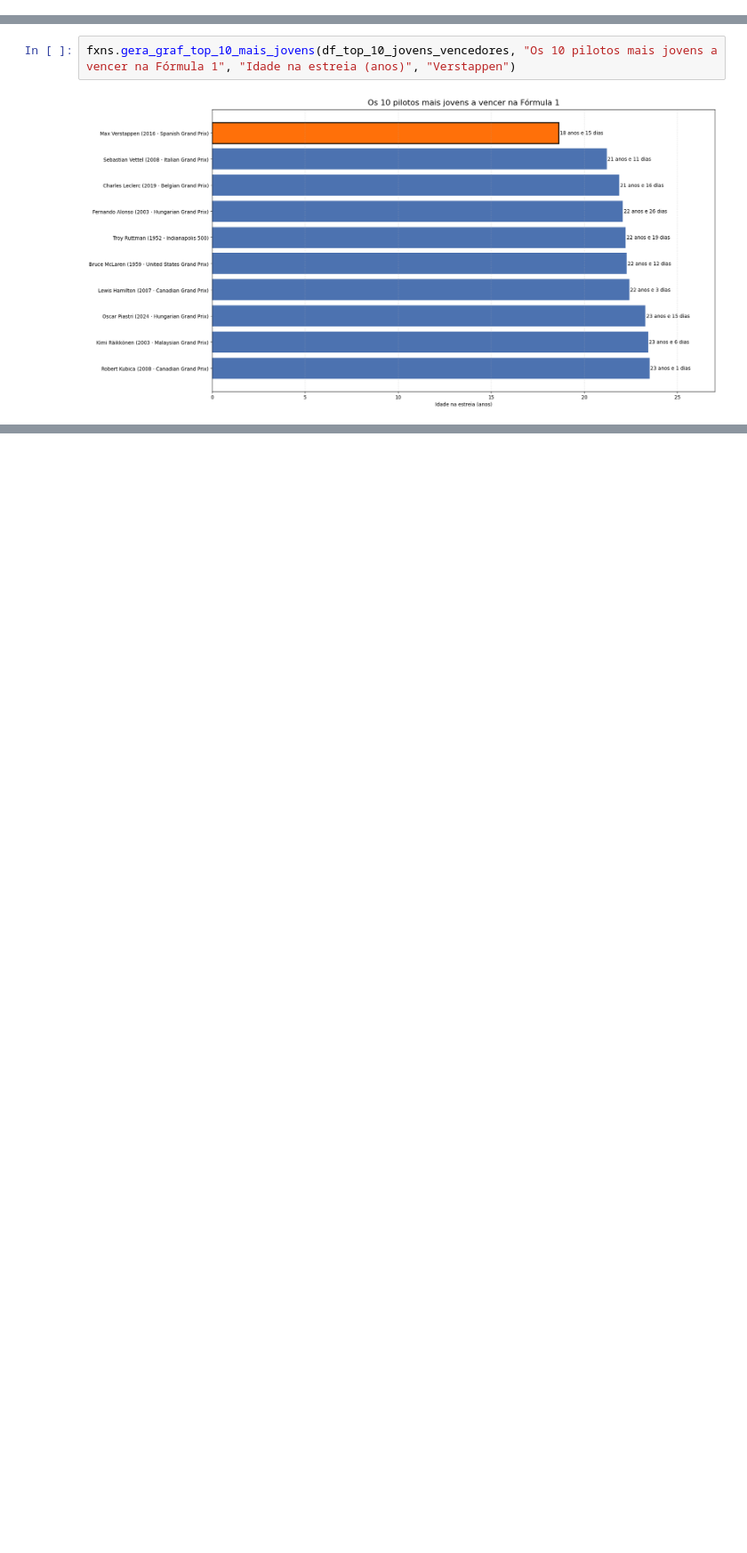
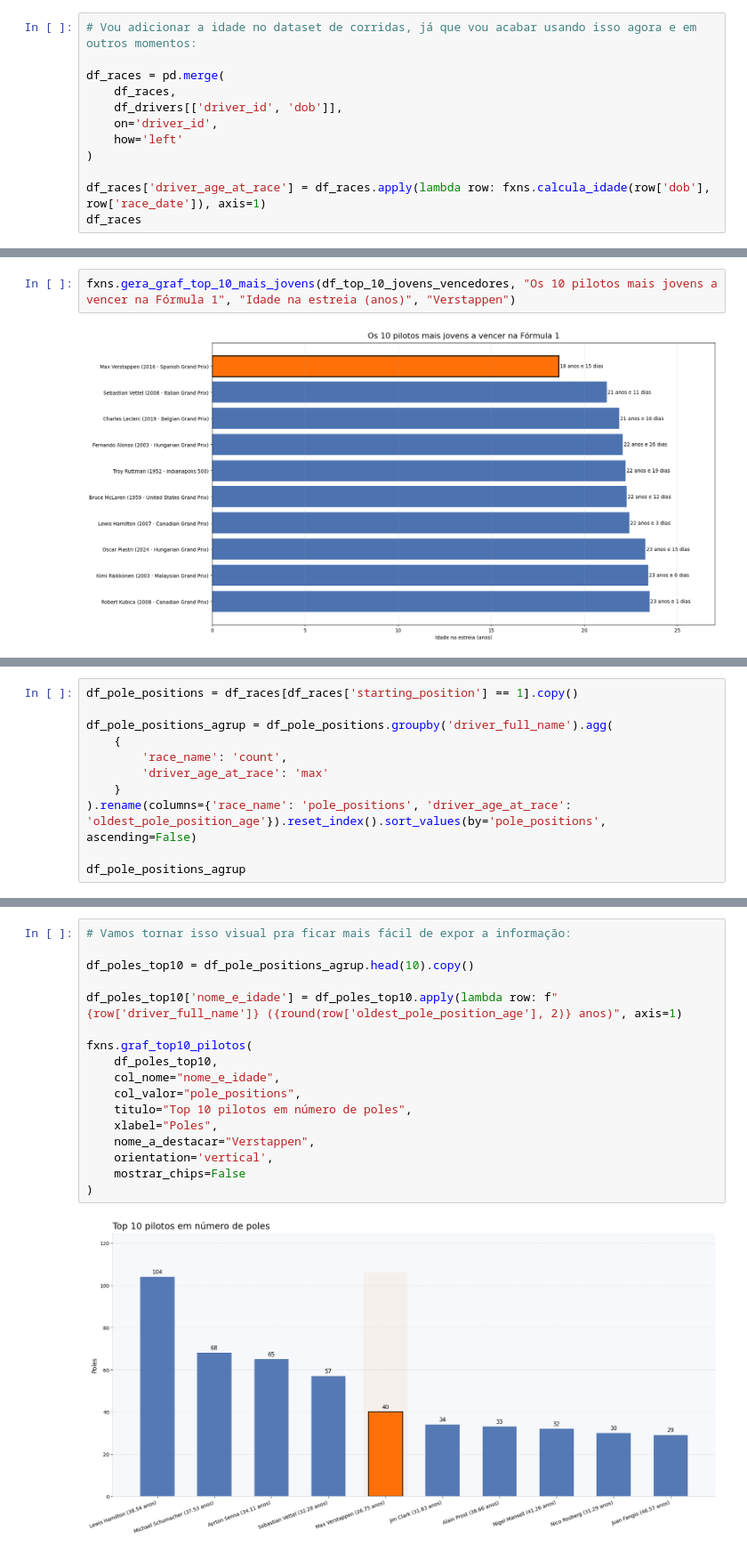
Before and after one commit to oaojVSM/f1_analytics, a Jupyter notebook: notebooks/analise_verstappen.ipynb, the cells around one changed output, grey strips where cells are left out. Shown at 89% size. Cells and saved outputs as stored; diff of their text form; blank space fills up the shorter version.

```diff
--- a/notebooks/analise_verstappen.ipynb
+++ b/notebooks/analise_verstappen.ipynb
@@ -100,3 +101,15 @@ df_lap_times
 | 589079 | Abu Dhabi Grand Prix | 2024 | 2024-12-08 | Yas Marina Circuit | UAE | ALO | Fernando | ... |
 | 589080 | Abu Dhabi Grand Prix | 2024 | 2024-12-08 | Yas Marina Circuit | UAE | PIA | Oscar | ... |
 589081 rows × 14 columns
+# %%
+# Vou adicionar a idade no dataset de corridas, já que vou acabar usando isso agora e em outros momentos:
+
+df_races = pd.merge(
+    df_races,
+    df_drivers[['driver_id', 'dob']],
+    on='driver_id',
+    how='left'
+)
+
+df_races['driver_age_at_race'] = df_races.apply(lambda row: fxns.calcula_idade(row['dob'], row['race_date']), axis=1)
+df_races
@@ -156,0 +208,11 @@ fxns.gera_graf_top_10_mais_jovens(df_top_10_jovens_vencedores, "Os 10 pilotos ma
+# %%
+df_pole_positions = df_races[df_races['starting_position'] == 1].copy()
+
+df_pole_positions_agrup = df_pole_positions.groupby('driver_full_name').agg(
+    {
+        'race_name': 'count',
+        'driver_age_at_race': 'max'
+    }
+).rename(columns={'race_name': 'pole_positions', 'driver_age_at_race': 'oldest_pole_position_age'}).reset_index().sort_values(by='pole_positions', ascending=False)
+
+df_pole_positions_agrup
@@ -156,0 +233,19 @@ fxns.gera_graf_top_10_mais_jovens(df_top_10_jovens_vencedores, "Os 10 pilotos ma
+# %%
+# Vamos tornar isso visual pra ficar mais fácil de expor a informação:
+
+df_poles_top10 = df_pole_positions_agrup.head(10).copy()
+
+df_poles_top10['nome_e_idade'] = df_poles_top10.apply(lambda row: f"{row['driver_full_name']} ({round(row['oldest_pole_position_age'], 2)} anos)", axis=1)
+
+fxns.graf_top10_pilotos(
+    df_poles_top10,
+    col_nome="nome_e_idade",
+    col_valor="pole_positions",
+    titulo="Top 10 pilotos em número de poles",
+    xlabel="Poles",
+    nome_a_destacar="Verstappen",
+    orientation='vertical',
+    mostrar_chips=False
+)
+# %% [output]
+[figure, added]
```
Also changed, not shown: parts of 26 cells of this notebook, 1 other file.
